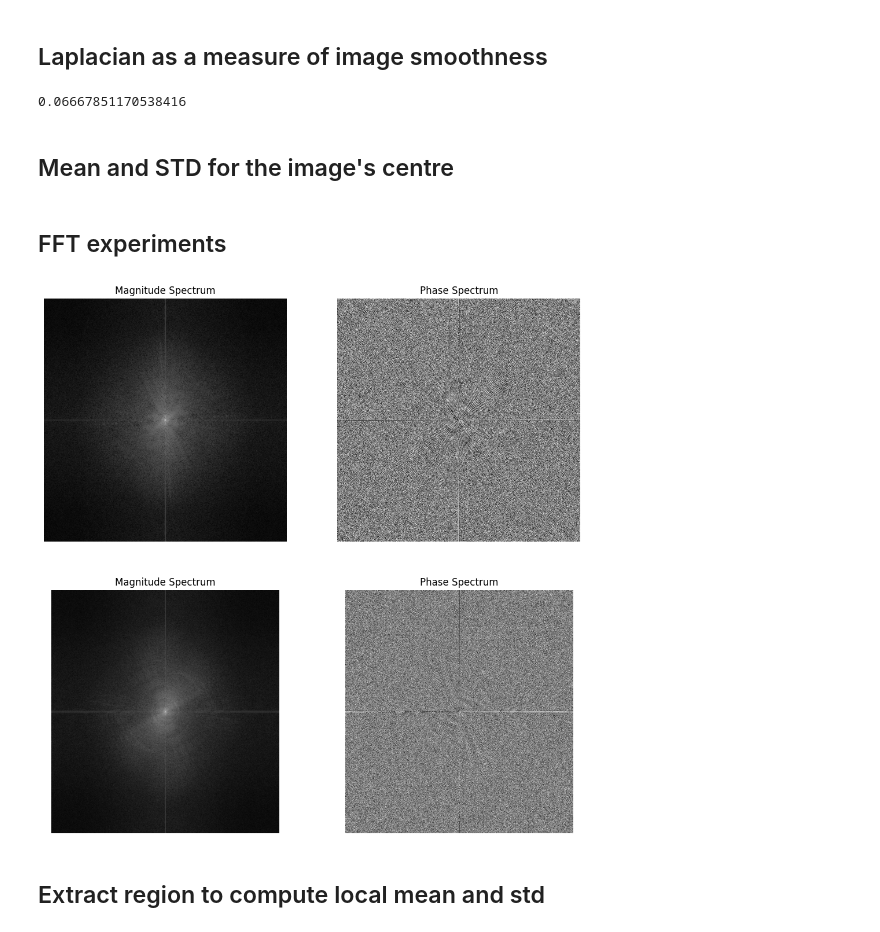
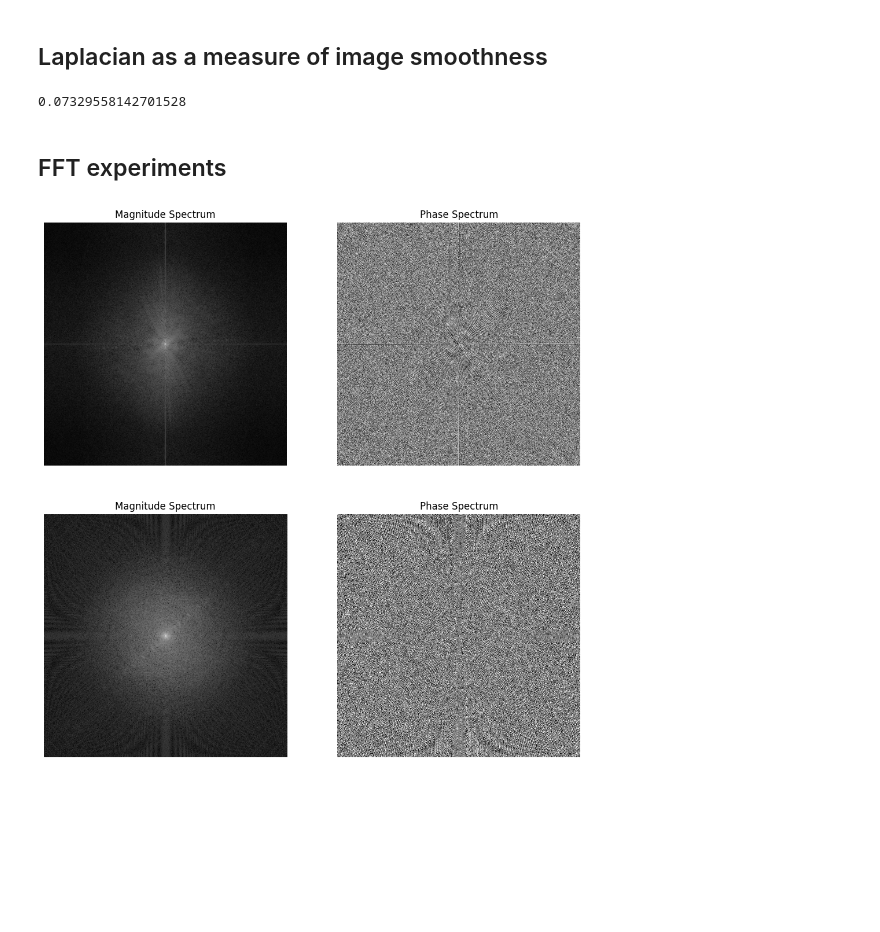
Before and after one commit to jankokla/epfl_image_analysis, a Jupyter notebook: project/object_descriptors.ipynb, the cells around one changed output. Saved outputs shown, nothing was run; the diff lists cells and outputs as text; code cells hidden in the pictures; blank space fills up the shorter version.

Commit message:
Add dataset generation with descriptors

```diff
--- a/project/object_descriptors.ipynb
+++ b/project/object_descriptors.ipynb
@@ -23,0 +52,26 @@ image_1eur = io.imread(f'{seg_1eur_filename}')
+# %%
+filepath = 'train/L1010279.JPG'
+
+ratio = 10
+max_width = 6000
+max_height = 4000
+
+# Preprocess rescaled image
+img_rescaled = read_image_from_path(filepath, new_height=400, new_width=600, is_resize=True)
+output_list = apply_operation(img_rescaled, operation_list, operation_dict)
+
+# Get circles and rescale to original image size
+hough_circles = get_hough_circles(output_list[-1], img_rescaled)
+hough_circles_rescaled = scale_hough_circles(hough_circles, ratio, 0, 0)
+
+# Plot original image with rescaled circles
+img_original = read_image_from_path(filepath, new_height=400, new_width=600, is_resize=False)
+img_original_hough = img_original.copy()
+
+for (x,y,r) in hough_circles_rescaled:
+	cv2.circle(img_original_hough, (x,y), r, (0,255,0), 40)
+
+plot_images(
+	original=img_original,
+	hough=img_original_hough
+)
@@ -23,0 +82,13 @@ image_1eur = io.imread(f'{seg_1eur_filename}')
+# %%
+img_original = read_image_from_path(filepath, new_height=400, new_width=600, is_resize=False)
+
+# Get region defined by Hough circle
+c = hough_circles_rescaled[2]
+xcenter, ycenter, radius = c
+margin = 0.0
+radius = int(radius * (1 + margin))
+img_extract = extract_circular_region(img_original, xcenter, ycenter, radius)
+
+plot_images(
+	img=img_extract
+)
@@ -34,11 +109,10 @@ img_yuv_std = descr_std(convert_colorspace(image_5chf, fromspace='RGB', tospace=
 # %% [markdown]
 ## Laplacian as a measure of image smoothness
-# %%
-np.mean(np.absolute(ndi.filters.laplace(image_5chf / 255.0)))
-# %% [output]
-0.06667851170538416
-# %% [markdown]
-## Mean and STD for the image's centre
+# %%
+img_smoothness = descr_img_smoothness(img_extract)
+img_smoothness
+# %% [output]
+0.07329558142701528
 # %% [markdown]
 ## FFT experiments
 # %%
@@ -47,34 +121,32 @@ fft_eur = np.fft.fft2(rgb2gray(np.copy(image_1eur)))
 fft_eur_shifted = np.fft.fftshift(fft_eur)
 mag_eur = np.abs(fft_eur_shifted)
 phi_eur = np.angle(fft_eur_shifted)
 
-fft_chf = np.fft.fft2(rgb2gray(np.copy(image_5chf)))
+fft_chf = np.fft.fft2(rgb2gray(np.copy(img_extract)))
 fft_chf_shifted = np.fft.fftshift(fft_chf)
 mag_chf = np.abs(fft_chf_shifted)
 phi_chf = np.angle(fft_chf_shifted)
 
 
 fig, axes = plt.subplots(2, 2, figsize=(12, 12))
 
 axes[0,0].imshow(np.log(mag_eur + 1), cmap='gray')
 axes[0,0].set_title('Magnitude Spectrum')
 axes[0,0].axis('off')
 
 axes[0,1].imshow(phi_eur, cmap='gray')
 axes[0,1].set_title('Phase Spectrum')
 axes[0,1].axis('off')
 
 axes[1,0].imshow(np.log(mag_chf + 1), cmap='gray')
 axes[1,0].set_title('Magnitude Spectrum')
 axes[1,0].axis('off')
 
 axes[1,1].imshow(phi_chf, cmap='gray')
 axes[1,1].set_title('Phase Spectrum')
 axes[1,1].axis('off')
 
 
 plt.show()
 # %% [output]
-[figure, old version]
+[figure, new version]
-# %% [markdown]
-## Extract region to compute local mean and std
```
Also changed, not shown: parts of 34 cells of this notebook, 5 other files.
